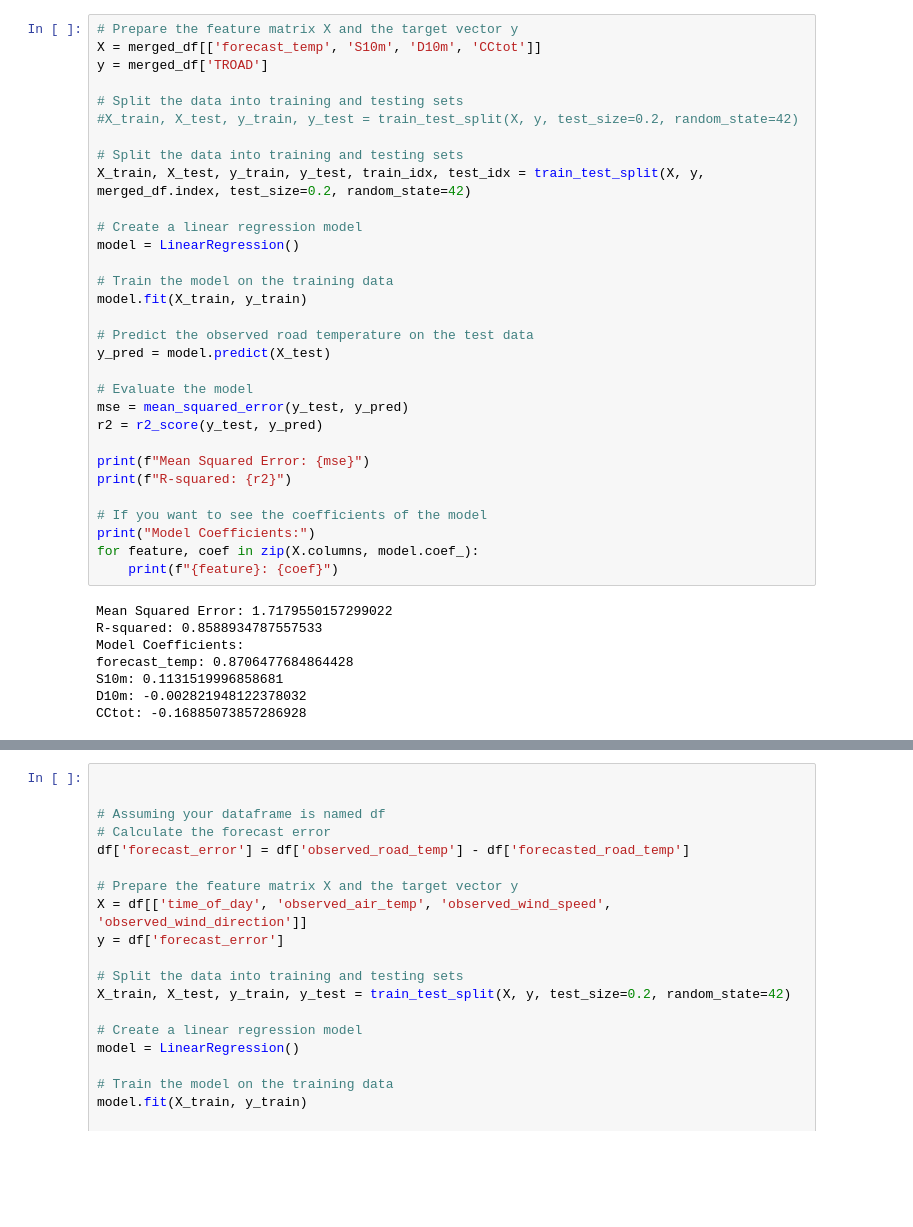
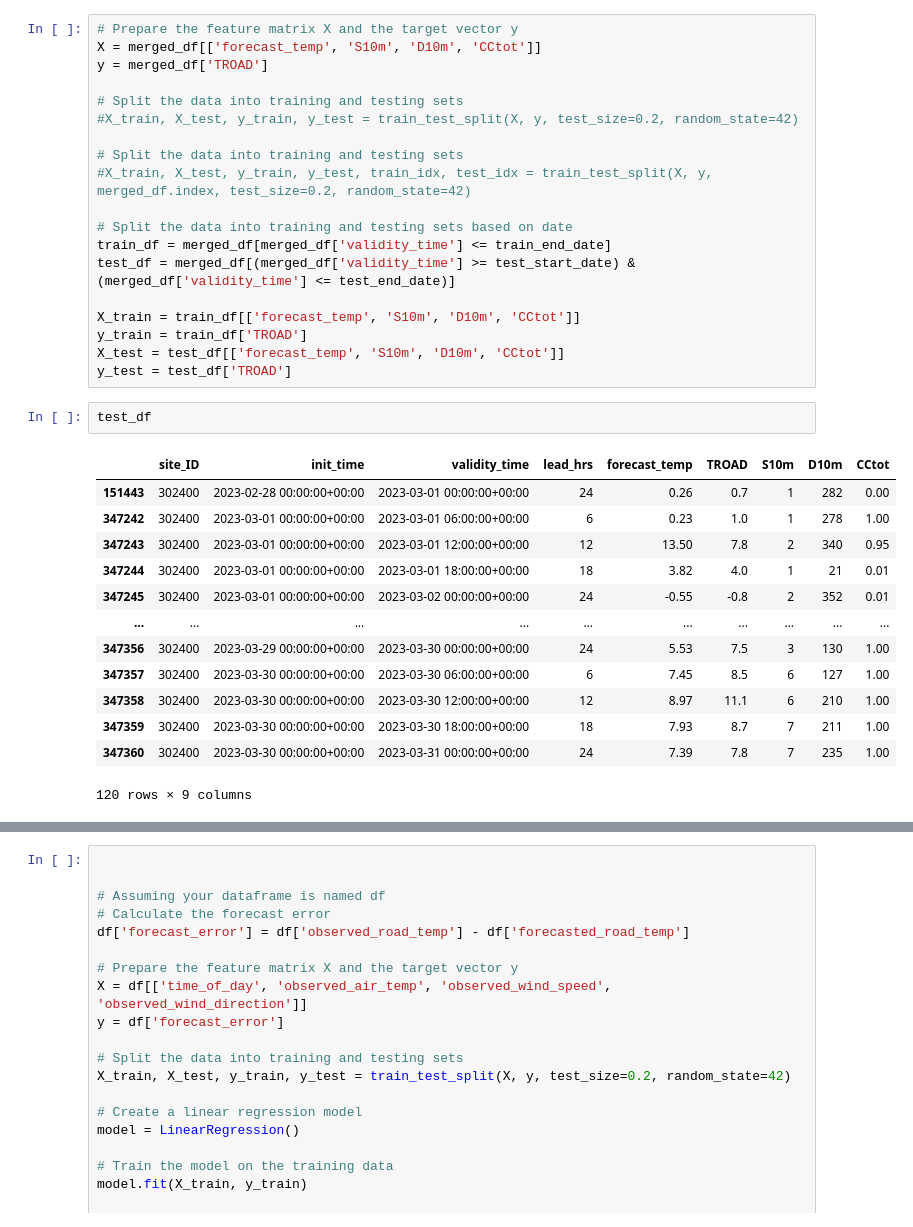
Before and after one commit to carlos9917/ml_pp, a Jupyter notebook: python/linear_from_scratch.ipynb, the cells around one changed output, grey strips where cells are left out. Drawn from its saved outputs; the diff is of its cells as text; blank space fills up the shorter version.

```diff
--- a/python/linear_from_scratch.ipynb
+++ b/python/linear_from_scratch.ipynb
@@ -89,33 +94,29 @@ y = merged_df['TROAD']
 #X_train, X_test, y_train, y_test = train_test_split(X, y, test_size=0.2, random_state=42)
 
 # Split the data into training and testing sets
-X_train, X_test, y_train, y_test, train_idx, test_idx = train_test_split(X, y, merged_df.index, test_size=0.2, random_state=42)
+#X_train, X_test, y_train, y_test, train_idx, test_idx = train_test_split(X, y, merged_df.index, test_size=0.2, random_state=42)
 
-# Create a linear regression model
-model = LinearRegression()
+# Split the data into training and testing sets based on date
+train_df = merged_df[merged_df['validity_time'] <= train_end_date]
+test_df = merged_df[(merged_df['validity_time'] >= test_start_date) & (merged_df['validity_time'] <= test_end_date)]
 
-# Train the model on the training data
-model.fit(X_train, y_train)
-
-# Predict the observed road temperature on the test data
-y_pred = model.predict(X_test)
-
-# Evaluate the model
-mse = mean_squared_error(y_test, y_pred)
-r2 = r2_score(y_test, y_pred)
-
-print(f"Mean Squared Error: {mse}")
-print(f"R-squared: {r2}")
-
-# If you want to see the coefficients of the model
-print("Model Coefficients:")
-for feature, coef in zip(X.columns, model.coef_):
-    print(f"{feature}: {coef}")
+X_train = train_df[['forecast_temp', 'S10m', 'D10m', 'CCtot']]
+y_train = train_df['TROAD']
+X_test = test_df[['forecast_temp', 'S10m', 'D10m', 'CCtot']]
+y_test = test_df['TROAD']
-# %% [output]
-Mean Squared Error: 1.7179550157299022
-R-squared: 0.8588934787557533
-Model Coefficients:
-forecast_temp: 0.8706477684864428
-S10m: 0.1131519996858681
-D10m: -0.002821948122378032
-CCtot: -0.16885073857286928
+# %%
+test_df
+# %% [output]
+|  | site_ID | init_time | validity_time | lead_hrs | forecast_temp | TROAD | S10m | D10m | CCtot |
+| 151443 | 302400 | 2023-02-28 00:00:00+00:00 | 2023-03-01 00:00:00+00:00 | 24 | 0.26 | 0.7 | 1 | 282 | 0.00 |
+| 347242 | 302400 | 2023-03-01 00:00:00+00:00 | 2023-03-01 06:00:00+00:00 | 6 | 0.23 | 1.0 | 1 | 278 | 1.00 |
+| 347243 | 302400 | 2023-03-01 00:00:00+00:00 | 2023-03-01 12:00:00+00:00 | 12 | 13.50 | 7.8 | 2 | 340 | 0.95 |
+| 347244 | 302400 | 2023-03-01 00:00:00+00:00 | 2023-03-01 18:00:00+00:00 | 18 | 3.82 | 4.0 | 1 | 21 | 0.01 |
+| 347245 | 302400 | 2023-03-01 00:00:00+00:00 | 2023-03-02 00:00:00+00:00 | 24 | -0.55 | -0.8 | 2 | 352 | 0.01 |
+| ... | ... | ... | ... | ... | ... | ... | ... | ... | ... |
+| 347356 | 302400 | 2023-03-29 00:00:00+00:00 | 2023-03-30 00:00:00+00:00 | 24 | 5.53 | 7.5 | 3 | 130 | 1.00 |
+| 347357 | 302400 | 2023-03-30 00:00:00+00:00 | 2023-03-30 06:00:00+00:00 | 6 | 7.45 | 8.5 | 6 | 127 | 1.00 |
+| 347358 | 302400 | 2023-03-30 00:00:00+00:00 | 2023-03-30 12:00:00+00:00 | 12 | 8.97 | 11.1 | 6 | 210 | 1.00 |
+| 347359 | 302400 | 2023-03-30 00:00:00+00:00 | 2023-03-30 18:00:00+00:00 | 18 | 7.93 | 8.7 | 7 | 211 | 1.00 |
+| 347360 | 302400 | 2023-03-30 00:00:00+00:00 | 2023-03-31 00:00:00+00:00 | 24 | 7.39 | 7.8 | 7 | 235 | 1.00 |
+120 rows × 9 columns
```
Also changed, not shown: parts of 25 cells of this notebook.
